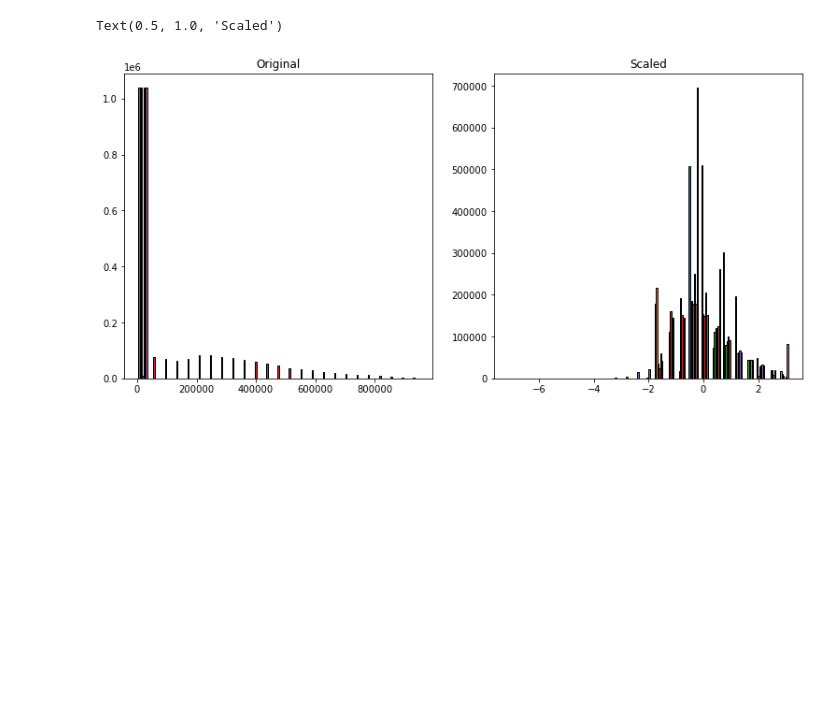
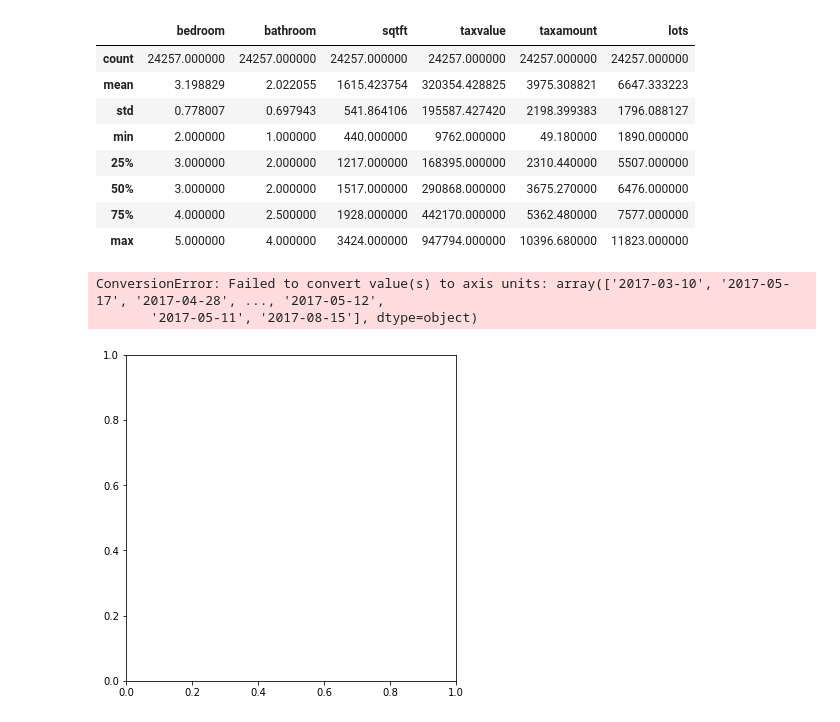
Before and after one commit to QinzhiChen/regression-exercises, a Jupyter notebook: scaling.ipynb, the cells around one changed output. Cells and saved outputs as stored; diff of their text form; code cells hidden in the pictures; blank space fills up the shorter version.

```diff
--- a/scaling.ipynb
+++ b/scaling.ipynb
@@ -22,18 +23,12 @@ zillow_train,zillow_validate,zillow_test=wrangle_zillow.wrangle_zillow(1.5)
 # %%
-scaler = sklearn.preprocessing.StandardScaler()
-scaler.fit(zillow_train)
-
-zillow_train_scaled = scaler.transform(zillow_train)
-zillow_validate_scaled = scaler.transform(zillow_validate)
-zillow_test_scaled = scaler.transform(zillow_test)
-
-plt.figure(figsize=(13, 6))
-plt.subplot(121)
-plt.hist(zillow_train, bins=25, ec='black')
-plt.title('Original')
-plt.subplot(122)
-plt.hist(zillow_train_scaled, bins=25, ec='black')
-plt.title('Scaled')
+zillow_train.describe()
 # %% [output]
-Text(0.5, 1.0, 'Scaled')
-[figure, removed]
+|  | bedroom | bathroom | sqtft | taxvalue | taxamount | lots |
+| count | 24257.000000 | 24257.000000 | 24257.000000 | 24257.000000 | 24257.000000 | 24257.000000 |
+| mean | 3.198829 | 2.022055 | 1615.423754 | 320354.428825 | 3975.308821 | 6647.333223 |
+| std | 0.778007 | 0.697943 | 541.864106 | 195587.427420 | 2198.399383 | 1796.088127 |
+| min | 2.000000 | 1.000000 | 440.000000 | 9762.000000 | 49.180000 | 1890.000000 |
+| 25% | 3.000000 | 2.000000 | 1217.000000 | 168395.000000 | 2310.440000 | 5507.000000 |
+| 50% | 3.000000 | 2.000000 | 1517.000000 | 290868.000000 | 3675.270000 | 6476.000000 |
+| 75% | 4.000000 | 2.500000 | 1928.000000 | 442170.000000 | 5362.480000 | 7577.000000 |
+| max | 5.000000 | 4.000000 | 3424.000000 | 947794.000000 | 10396.680000 | 11823.000000 |
@@ -39,0 +39,16 @@ Text(0.5, 1.0, 'Scaled')
+# %%
+scaler =MinMaxScaler()
+cols=['bedroom','bathroom','sqtft','taxvalue']
+zillow_train_scaled=zillow_train.copy()
+zillow_train_scaled[cols] = scaler.fit_transform(zillow_train[cols])
+plt.figure(figsize=(13, 6))
+plt.subplot(121)
+plt.hist(zillow_train, bins=25, ec='red')
+plt.title('Original')
+plt.subplot(122)
+plt.hist(zillow_train_scaled, bins=25, ec='black')
+plt.title('Scaled')
+# %% [output]
+ConversionError: Failed to convert value(s) to axis units: array(['2017-03-10', '2017-05-17', '2017-04-28', ..., '2017-05-12',
+       '2017-05-11', '2017-08-15'], dtype=object)
+[figure, added]
```
Also changed, not shown: parts of 5 cells of this notebook, 2 other files.
